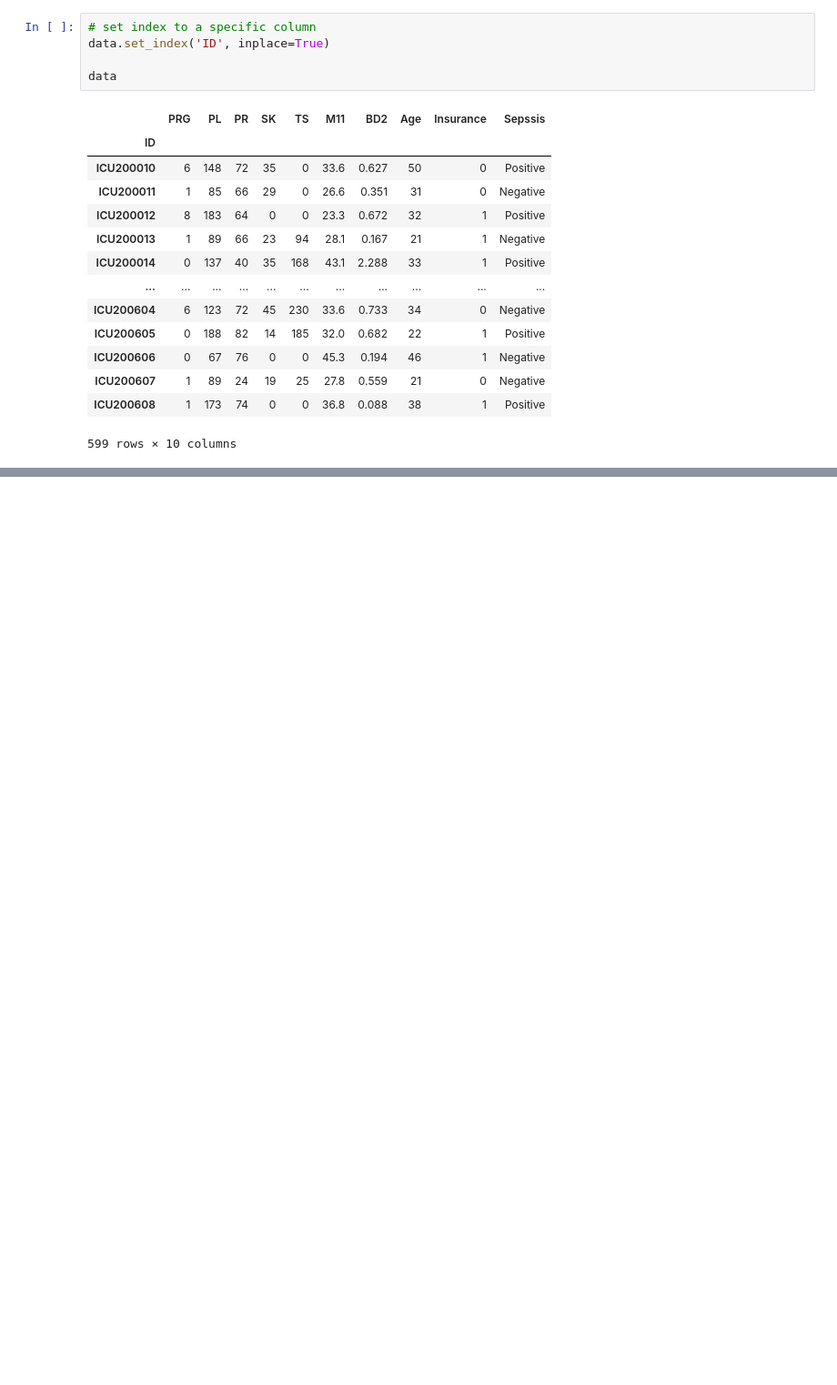
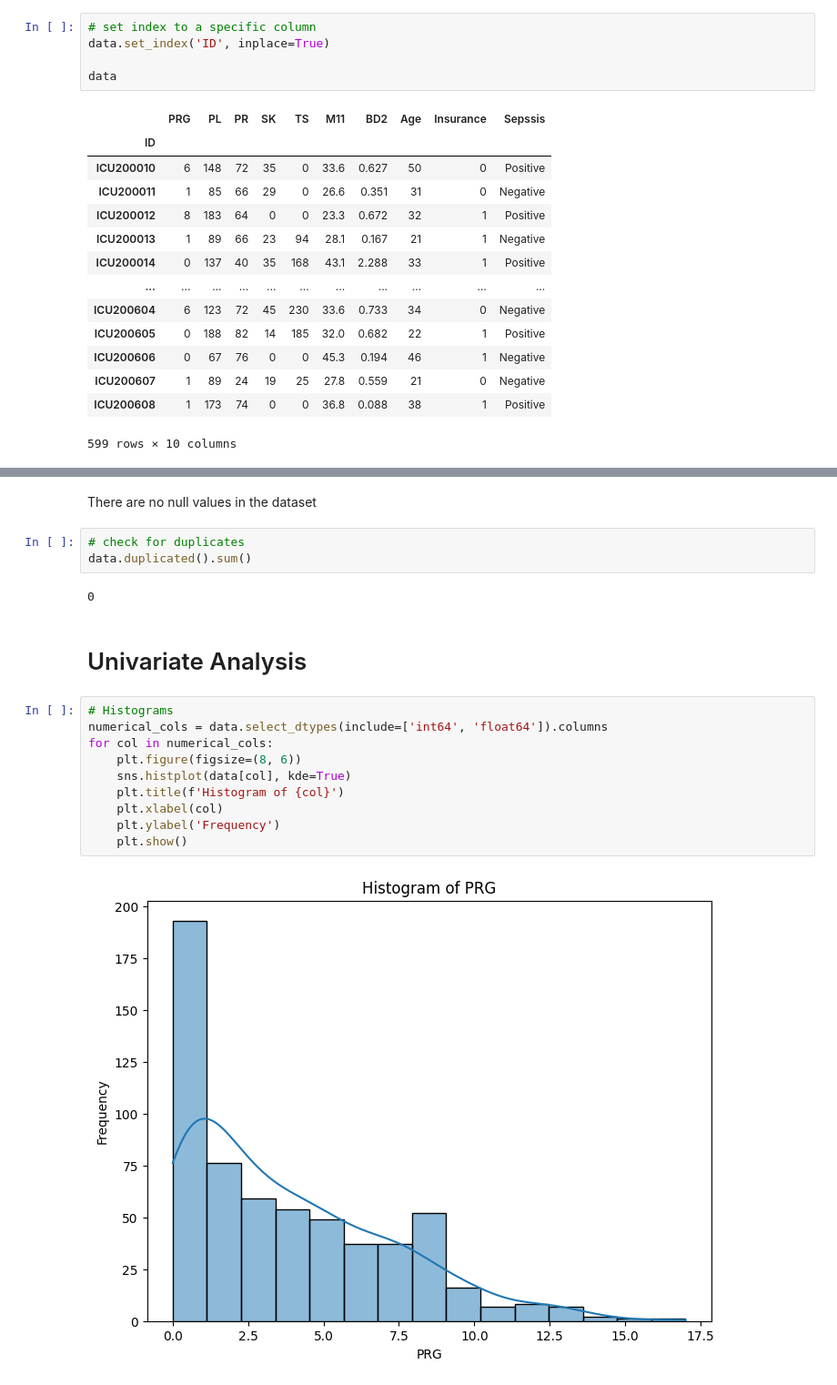
Before and after one commit to speedcode-x/Sepsis-prediction, a Jupyter notebook: ML_main.ipynb, the cells around one changed output, grey strips where cells are left out. Shown: that part at 91% size. Saved outputs shown, nothing was run; the diff lists cells and outputs as text; blank space fills up the shorter version.

Commit message:
add data understanding

```diff
--- a/ML_main.ipynb
+++ b/ML_main.ipynb
@@ -44,0 +98,21 @@ data
+# %% [markdown]
+There are no null values in the dataset
+# %%
+# check for duplicates
+data.duplicated().sum()
+# %% [output]
+0
+# %% [markdown]
+# Univariate Analysis
+# %%
+# Histograms
+numerical_cols = data.select_dtypes(include=['int64', 'float64']).columns
+for col in numerical_cols:
+    plt.figure(figsize=(8, 6))
+    sns.histplot(data[col], kde=True)
+    plt.title(f'Histogram of {col}')
+    plt.xlabel(col)
+    plt.ylabel('Frequency')
+    plt.show()
+# %% [output]
+[figure, added]
```
Also changed, not shown: parts of 11 cells of this notebook.
